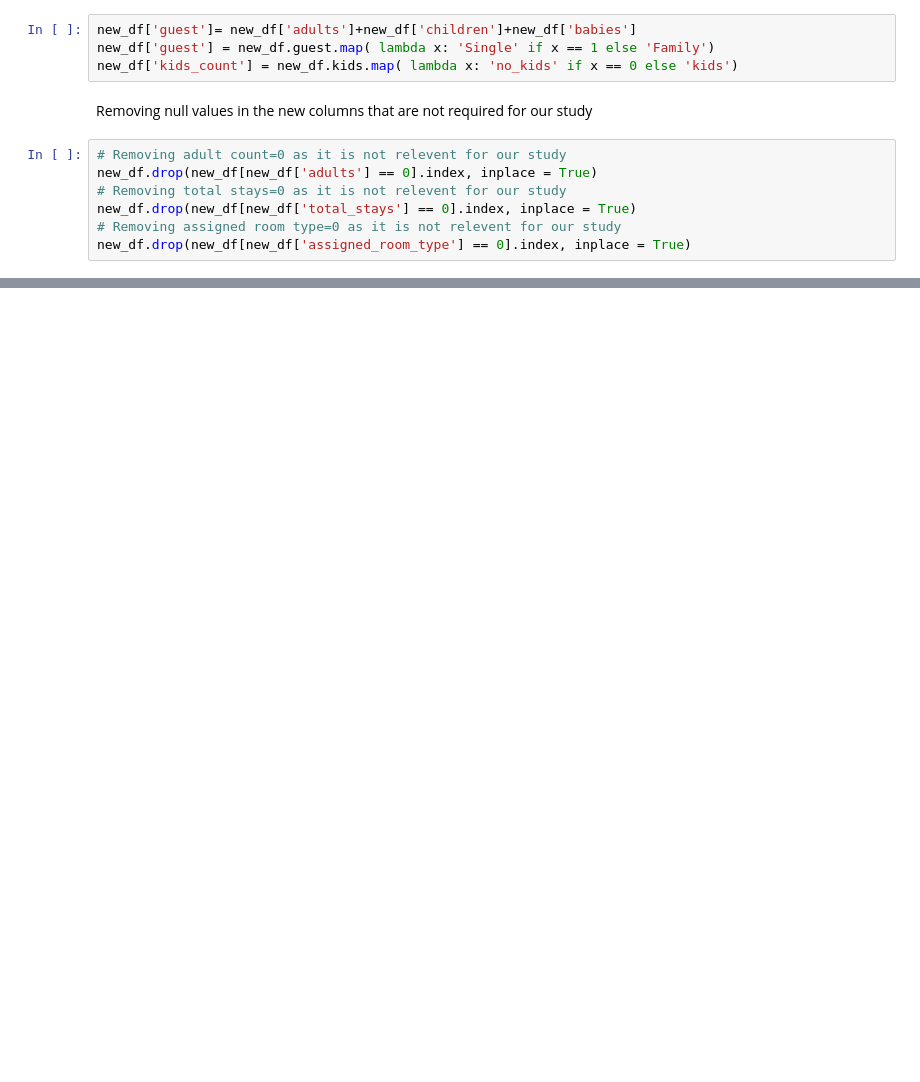
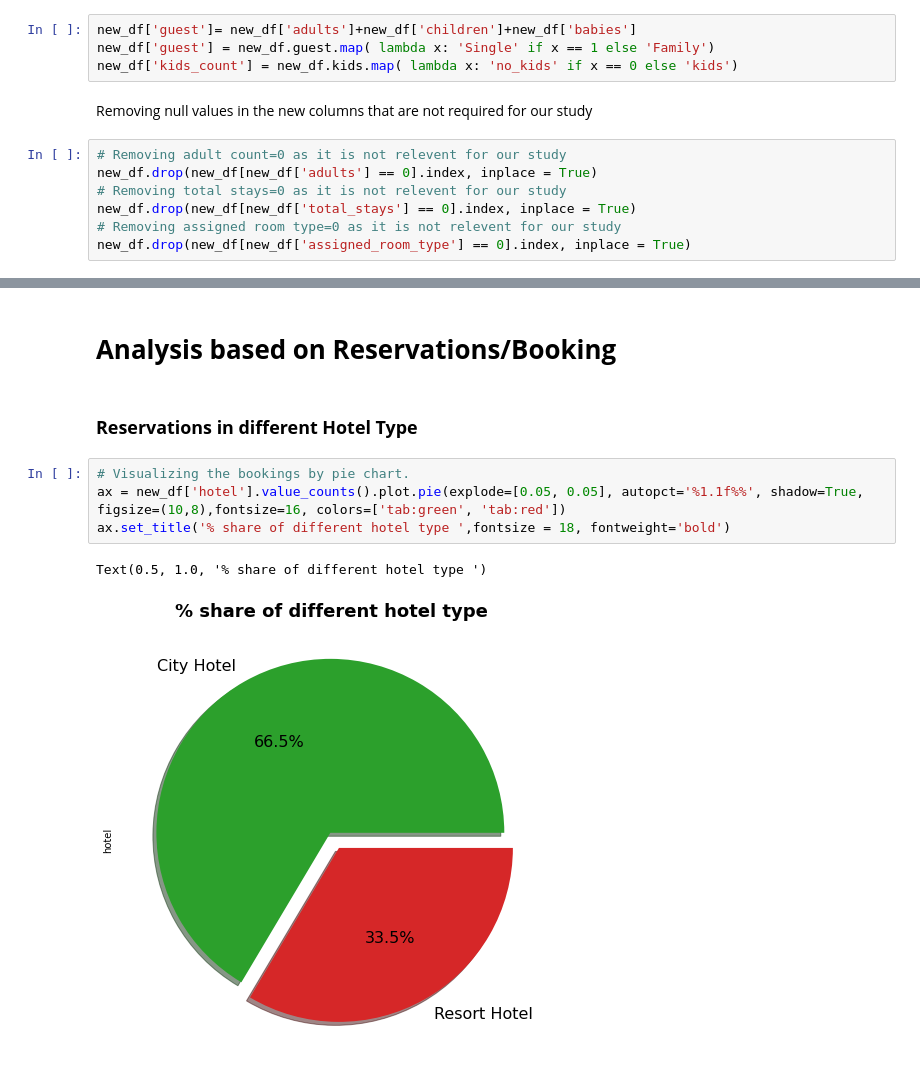
Before and after one commit to sanjaypauloct1989/6.Hotel-booking-EDA, a Jupyter notebook: Hotel Booking Analysis-Capstone Project.ipynb, the cells around one changed output, grey strips where cells are left out. Saved outputs shown, nothing was run; the diff lists cells and outputs as text; blank space fills up the shorter version.

```diff
--- a/Hotel Booking Analysis-Capstone Project.ipynb
+++ b/Hotel Booking Analysis-Capstone Project.ipynb
@@ -363,0 +377,11 @@ new_df.drop(new_df[new_df['assigned_room_type'] == 0].index, inplace = True)
+# %% [markdown]
+# **Analysis based on Reservations/Booking**
+# %% [markdown]
+### **Reservations in different Hotel Type**
+# %%
+# Visualizing the bookings by pie chart.
+ax = new_df['hotel'].value_counts().plot.pie(explode=[0.05, 0.05], autopct='%1.1f%%', shadow=True, figsize=(10,8),fontsize=16, colors=['tab:green', 'tab:red'])
+ax.set_title('% share of different hotel type ',fontsize = 18, fontweight='bold')
+# %% [output]
+Text(0.5, 1.0, '% share of different hotel type ')
+[figure, added]
```
Also changed, not shown: parts of 11 cells of this notebook.
